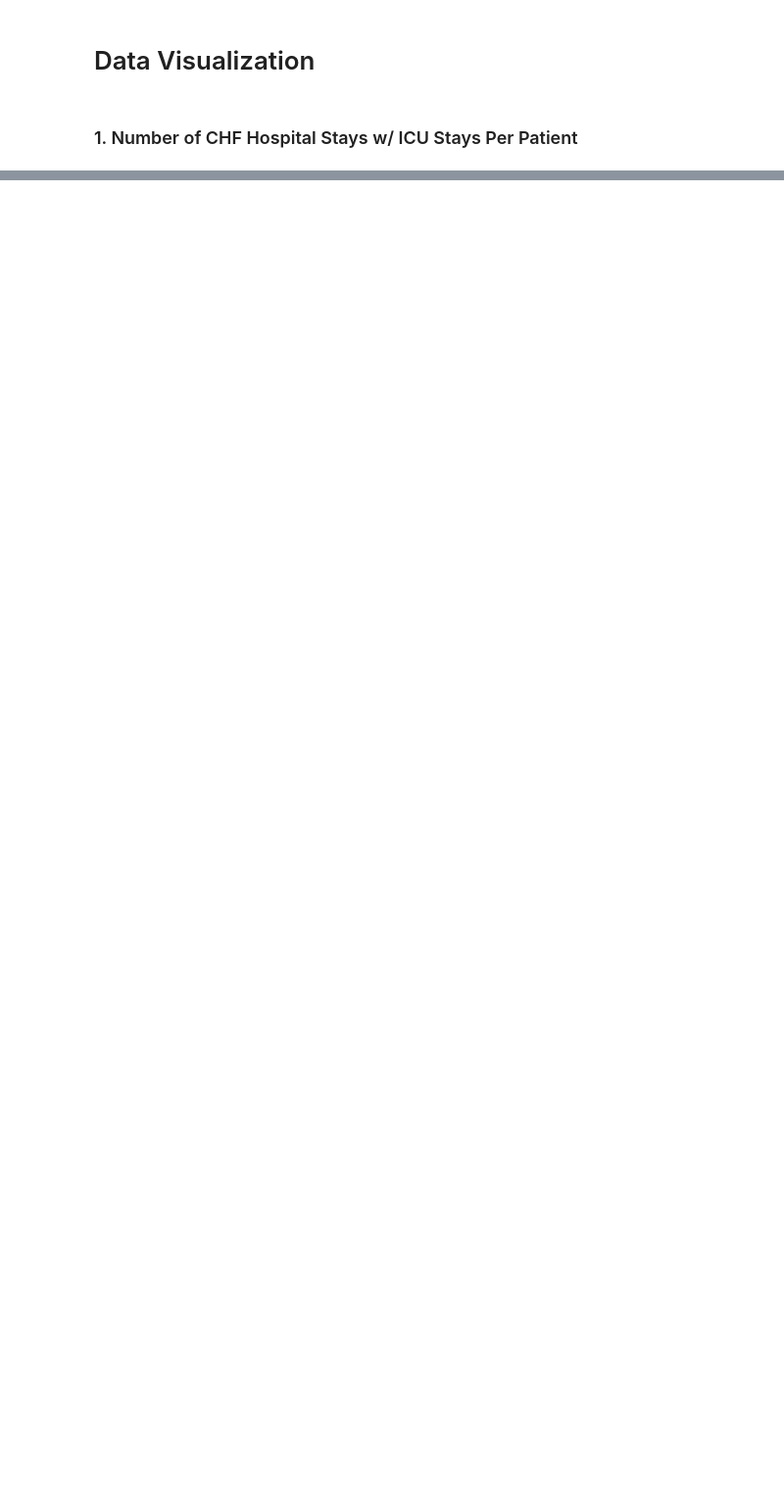
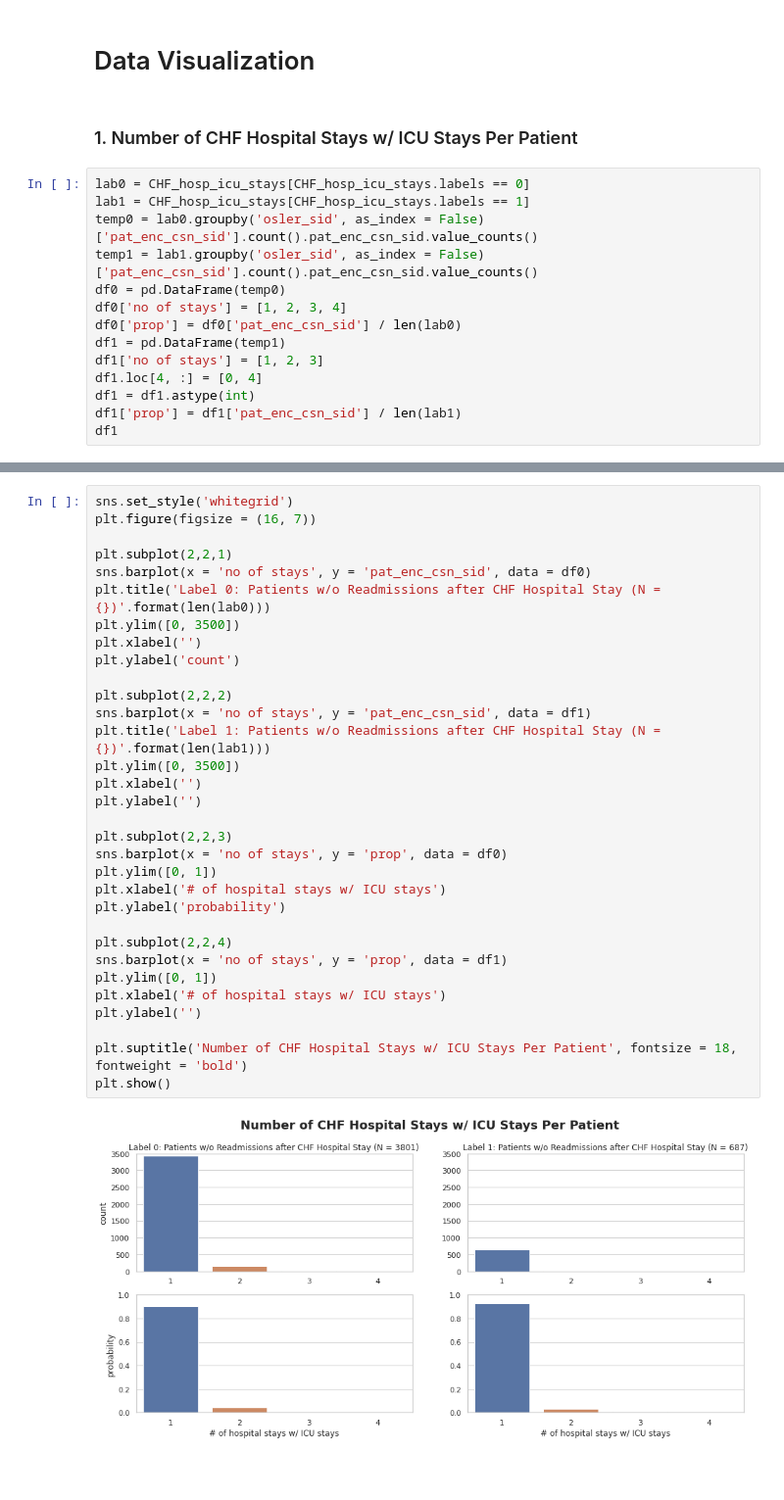
Before and after one commit to vina2329/ICU-readmissions-prediction, a Jupyter notebook: PMAP_Final_Cohort_Vina.ipynb, the cells around one changed output, grey strips where cells are left out. Shown: that part at 98% size. Saved outputs shown, nothing was run; the diff lists cells and outputs as text; blank space fills up the shorter version.

```diff
--- a/PMAP_Final_Cohort_Vina.ipynb
+++ b/PMAP_Final_Cohort_Vina.ipynb
@@ -308,3 +305,17 @@ CHF_hosp_icu_stays.to_csv('CHF_hosp_icu_stays.csv', index = False)
 # Data Visualization
 # %% [markdown]
 ### 1. Number of CHF Hospital Stays w/ ICU Stays Per Patient
+# %%
+lab0 = CHF_hosp_icu_stays[CHF_hosp_icu_stays.labels == 0]
+lab1 = CHF_hosp_icu_stays[CHF_hosp_icu_stays.labels == 1]
+temp0 = lab0.groupby('osler_sid', as_index = False)['pat_enc_csn_sid'].count().pat_enc_csn_sid.value_counts()
+temp1 = lab1.groupby('osler_sid', as_index = False)['pat_enc_csn_sid'].count().pat_enc_csn_sid.value_counts()
+df0 = pd.DataFrame(temp0)
+df0['no of stays'] = [1, 2, 3, 4]
+df0['prop'] = df0['pat_enc_csn_sid'] / len(lab0)
+df1 = pd.DataFrame(temp1)
+df1['no of stays'] = [1, 2, 3]
+df1.loc[4, :] = [0, 4]
+df1 = df1.astype(int)
+df1['prop'] = df1['pat_enc_csn_sid'] / len(lab1)
+df1
@@ -311,2 +328,36 @@ CHF_hosp_icu_stays.to_csv('CHF_hosp_icu_stays.csv', index = False)
+# %%
+sns.set_style('whitegrid')
+plt.figure(figsize = (16, 7))
+
+plt.subplot(2,2,1)
+sns.barplot(x = 'no of stays', y = 'pat_enc_csn_sid', data = df0)
+plt.title('Label 0: Patients w/o Readmissions after CHF Hospital Stay (N = {})'.format(len(lab0)))
+plt.ylim([0, 3500])
+plt.xlabel('')
+plt.ylabel('count')
+
+plt.subplot(2,2,2)
+sns.barplot(x = 'no of stays', y = 'pat_enc_csn_sid', data = df1)
+plt.title('Label 1: Patients w/o Readmissions after CHF Hospital Stay (N = {})'.format(len(lab1)))
+plt.ylim([0, 3500])
+plt.xlabel('')
+plt.ylabel('')
+
+plt.subplot(2,2,3)
+sns.barplot(x = 'no of stays', y = 'prop', data = df0)
+plt.ylim([0, 1])
+plt.xlabel('# of hospital stays w/ ICU stays')
+plt.ylabel('probability')
+
+plt.subplot(2,2,4)
+sns.barplot(x = 'no of stays', y = 'prop', data = df1)
+plt.ylim([0, 1])
+plt.xlabel('# of hospital stays w/ ICU stays')
+plt.ylabel('')
+
+plt.suptitle('Number of CHF Hospital Stays w/ ICU Stays Per Patient', fontsize = 18, fontweight = 'bold')
+plt.show()
+# %% [output]
+[figure, added]
 # %% [markdown]
 ###
```
Also changed, not shown: parts of 9 cells of this notebook.
